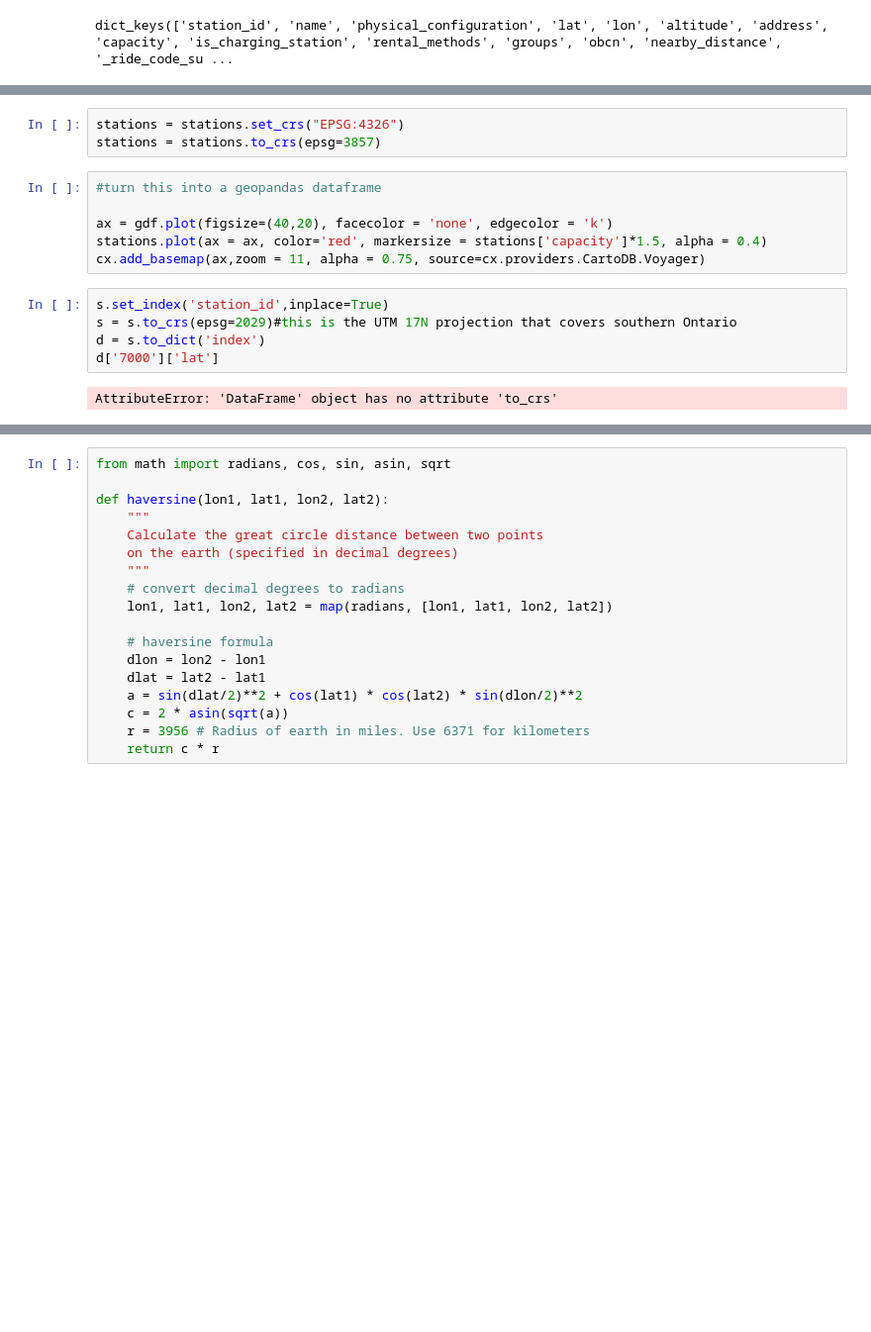
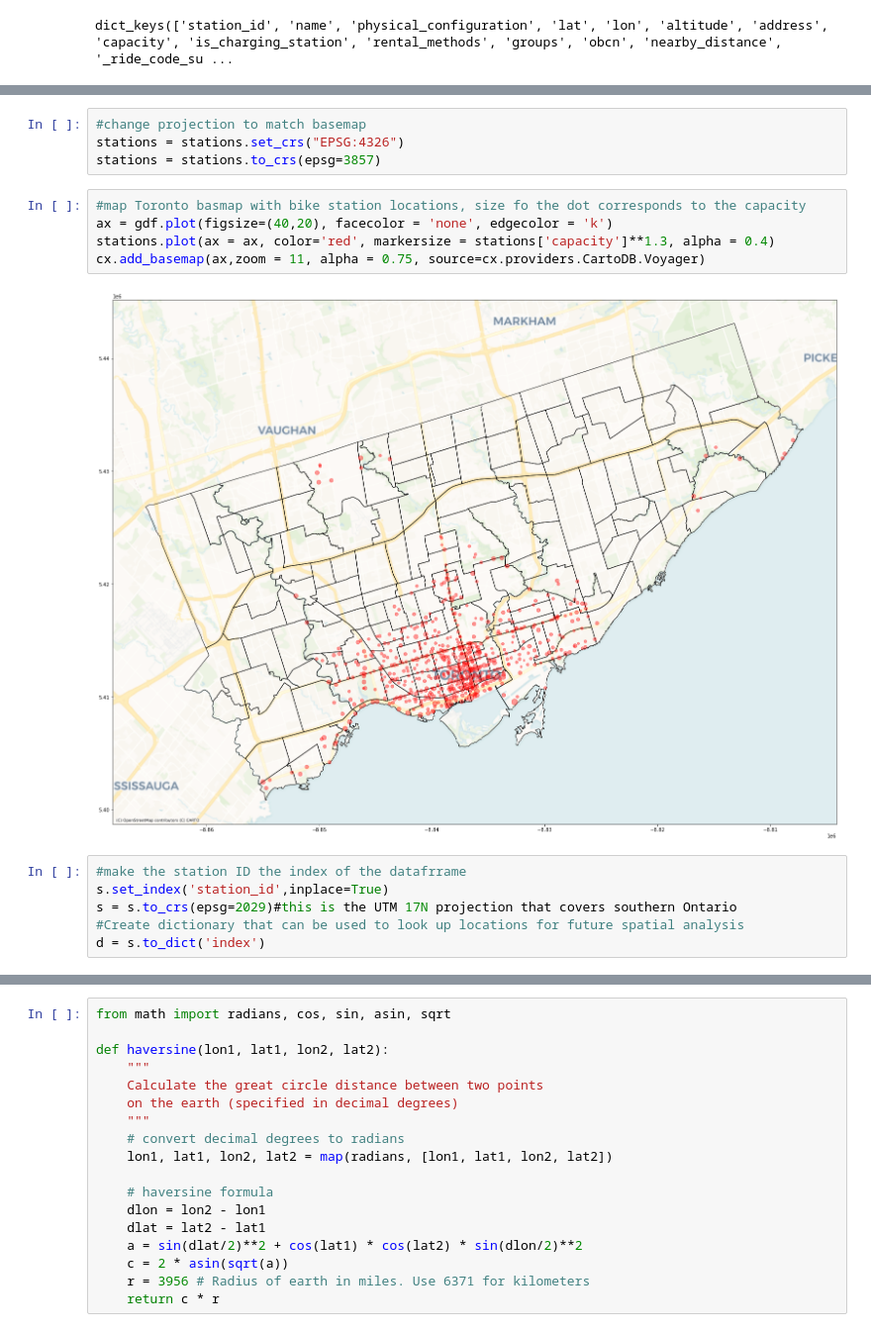
Before and after one commit to smcgibbo/TorontoBike, a Jupyter notebook: Spatial_anaysis.ipynb, the cells around one changed output, grey strips where cells are left out. Shown at 99% size. Drawn from its saved outputs; the diff is of its cells as text; blank space fills up the shorter version.

Commit message:
added capacity of station to map

```diff
--- a/Spatial_anaysis.ipynb
+++ b/Spatial_anaysis.ipynb
@@ -94,17 +85,18 @@ stations.head()
 # %%
+#change projection to match basemap
 stations = stations.set_crs("EPSG:4326")
 stations = stations.to_crs(epsg=3857)
 # %%
-#turn this into a geopandas dataframe
-
+#map Toronto basmap with bike station locations, size fo the dot corresponds to the capacity
 ax = gdf.plot(figsize=(40,20), facecolor = 'none', edgecolor = 'k')
-stations.plot(ax = ax, color='red', markersize = stations['capacity']*1.5, alpha = 0.4)
+stations.plot(ax = ax, color='red', markersize = stations['capacity']**1.3, alpha = 0.4)
 cx.add_basemap(ax,zoom = 11, alpha = 0.75, source=cx.providers.CartoDB.Voyager)
+# %% [output]
+[figure, added]
 # %%
+#make the station ID the index of the datafrrame
 s.set_index('station_id',inplace=True)
 s = s.to_crs(epsg=2029)#this is the UTM 17N projection that covers southern Ontario
+#Create dictionary that can be used to look up locations for future spatial analysis
 d = s.to_dict('index')
-d['7000']['lat']
-# %% [output]
-AttributeError: 'DataFrame' object has no attribute 'to_crs'
 # %%
```
Also changed, not shown: parts of 9 cells of this notebook, 2 other files.
